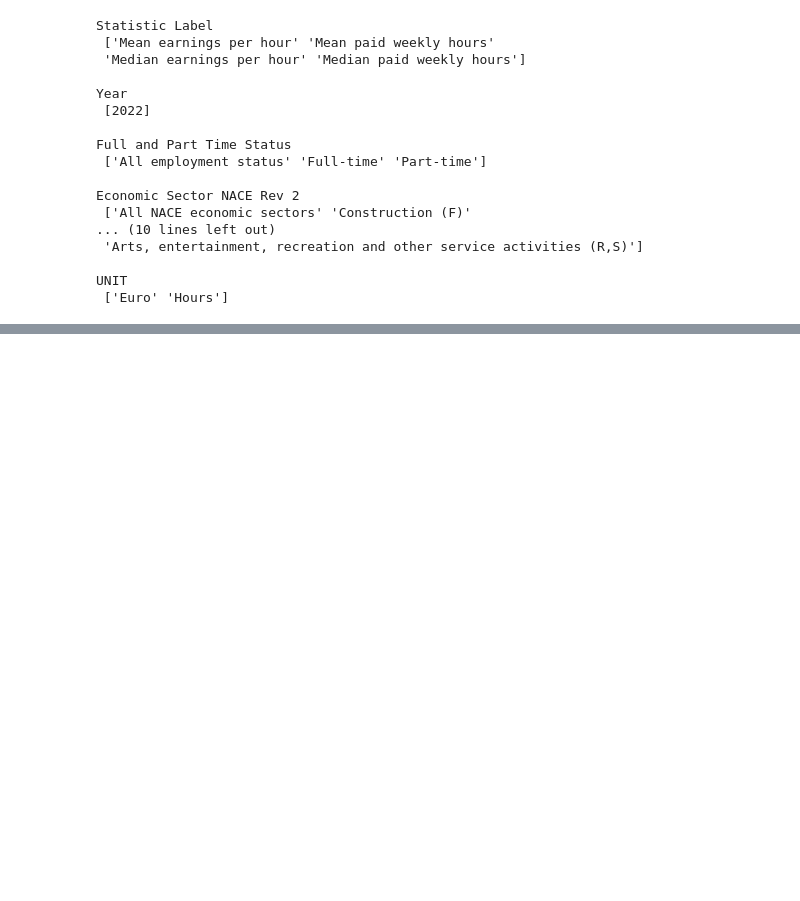
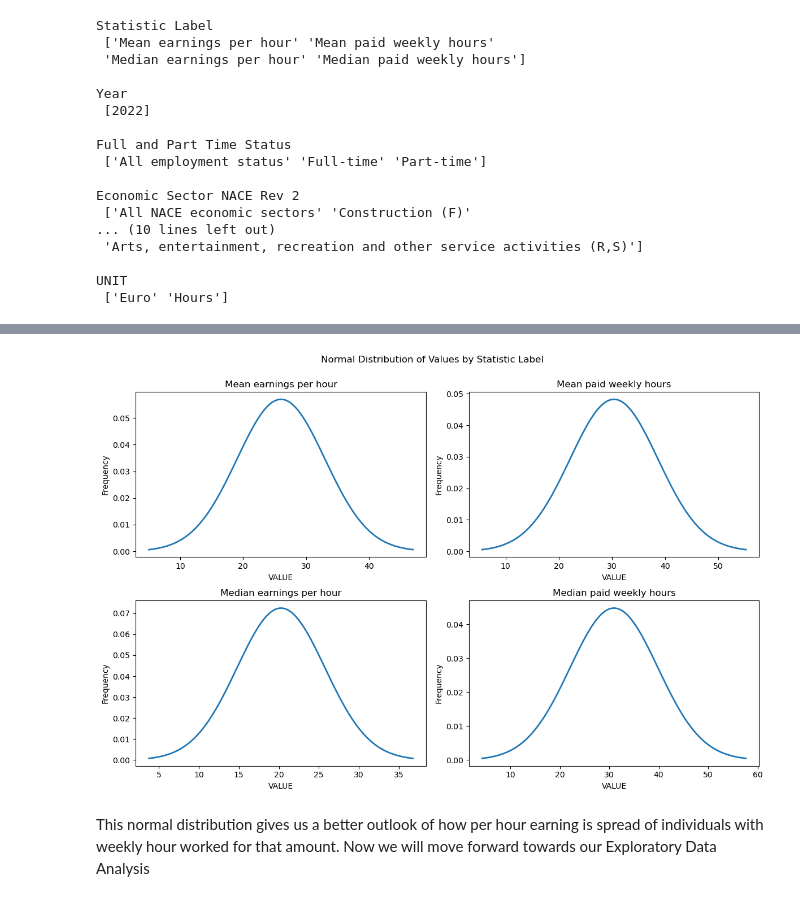
Before and after one commit to SyedAsadAilia110/CA1, a Jupyter notebook: CA01 - Coding New.ipynb, the cells around one changed output, grey strips where cells are left out. Cells and saved outputs as stored; diff of their text form; code cells hidden in the pictures; blank space fills up the shorter version.

```diff
--- a/CA01 - Coding New.ipynb
+++ b/CA01 - Coding New.ipynb
@@ -81,0 +92,3 @@ UNIT
+# %%
+data_2 = data[['Statistic Label','Full and Part Time Status','VALUE']]
+data_2
@@ -81,0 +109,39 @@ UNIT
+# %%
+# Filter the DataFrame for the four unique combinations of 'Statistic Label'
+unique_stat_labels = data_2['Statistic Label'].unique()
+# Create subplots
+fig, axes = plt.subplots(2, 2, figsize=(12, 8))
+fig.suptitle('Normal Distribution of Values by Statistic Label')
+
+for i, label in enumerate(unique_stat_labels):
+    row, col = divmod(i, 2)
+    ax = axes[row, col]
+
+    data_filtered = data_2[data_2['Statistic Label'] == label]['VALUE']
+    # Calculate the mean and standard deviation for the component's data
+    mean_value = np.mean(data_filtered)
+    std_value = np.std(data_filtered)
+
+    # Create the frozen normal distribution
+    pdf = sp.norm(loc=mean_value, scale=std_value)
+
+    # Generate values for the x-axis
+    x = np.linspace(mean_value - 3 * std_value, mean_value + 3 * std_value, 100)
+
+    # Calculate the PDF for the component's data
+    pdf_values = pdf.pdf(x)
+
+    # Plot the PDF in the current subplot
+    ax = axes[row, col]
+    ax.plot(x, pdf_values, lw=2, label='PDF')
+    ax.set_title(label)
+    ax.set_xlabel('VALUE')
+    ax.set_ylabel('Frequency')
+
+plt.tight_layout()
+plt.subplots_adjust(top=0.9)
+plt.show()
+# %% [output]
+[figure, added]
+# %% [markdown]
+This normal distribution gives us a better outlook of how per hour earning is spread of individuals with weekly hour worked for that amount. Now we will move forward towards our Exploratory Data Analysis
```
Also changed, not shown: parts of 4 cells of this notebook.
